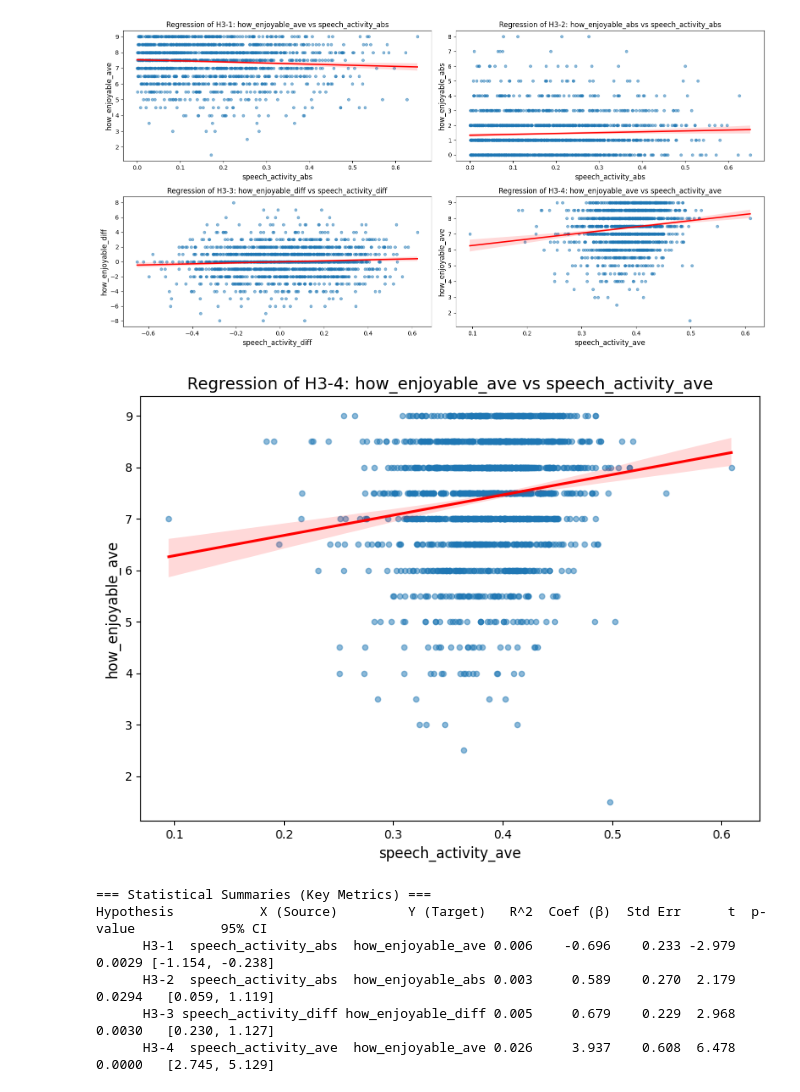
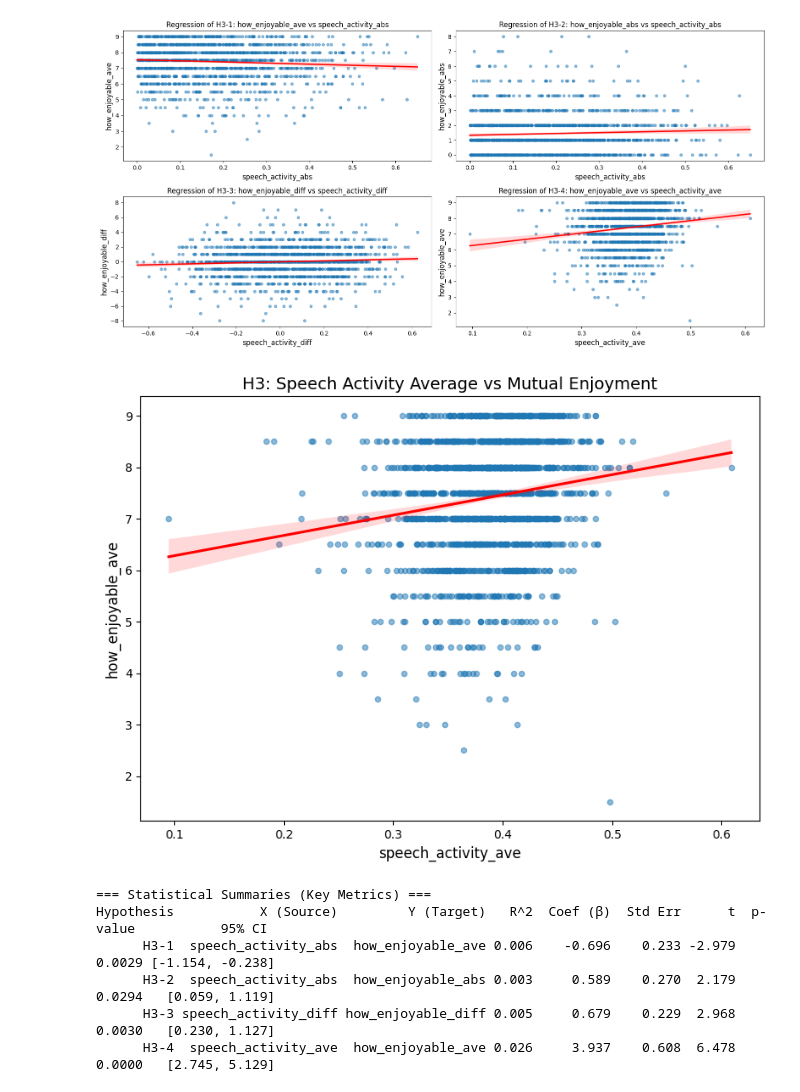
Before and after one commit to anamtzbarbosa/CANDOR_enjoyment, a Jupyter notebook: H3/SpeechActivity.ipynb, the cells around one changed output. Cells and saved outputs as stored; diff of their text form; code cells hidden in the pictures.

```diff
--- a/notebooks/SpeechActivity.ipynb
+++ b/H3/SpeechActivity.ipynb
@@ -106,29 +106,29 @@ plt.show()
 # %%
 # Make a single regression for H3-4
 # H3-4 : higher activity ave -> higher enjoyable ave
 
 col_x = 'speech_activity_ave'
 col_y = 'how_enjoyable_ave'
 
 plt.figure(figsize=(8, 6))
 
 sns.regplot(
     data=df_subset,
     x=col_x,
     y=col_y,
     scatter_kws={'alpha': 0.5, 's': 20},
     line_kws={'color': 'red'},
     ci=95
 )
 
-plt.title(f"Regression of H3-4: {col_y} vs {col_x}", fontsize=14)
+plt.title(f"H3: Speech Activity Average vs Mutual Enjoyment", fontsize=14)
 plt.xlabel(col_x, fontsize=12)
 plt.ylabel(col_y, fontsize=12)
 
 plt.tight_layout()
 plt.show()
 # %% [output]
-[figure, old version]
+[figure, new version]
 # %%
 import pandas as pd
 import statsmodels.formula.api as smf
```
